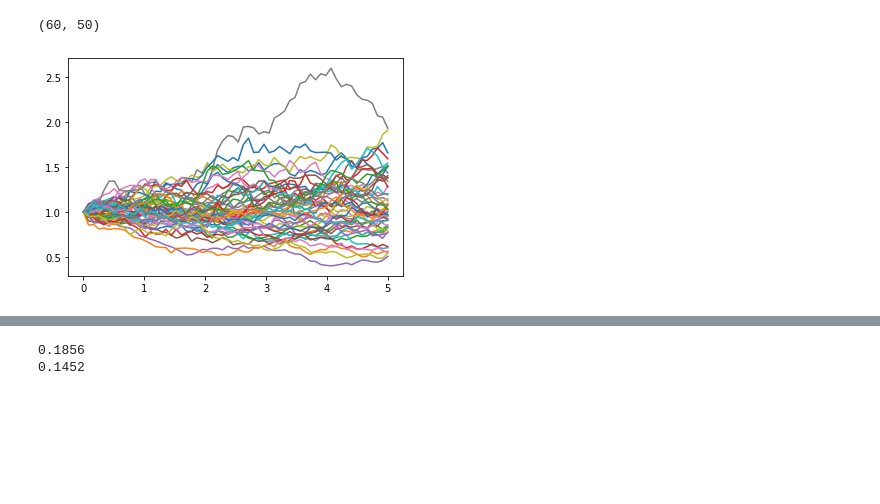
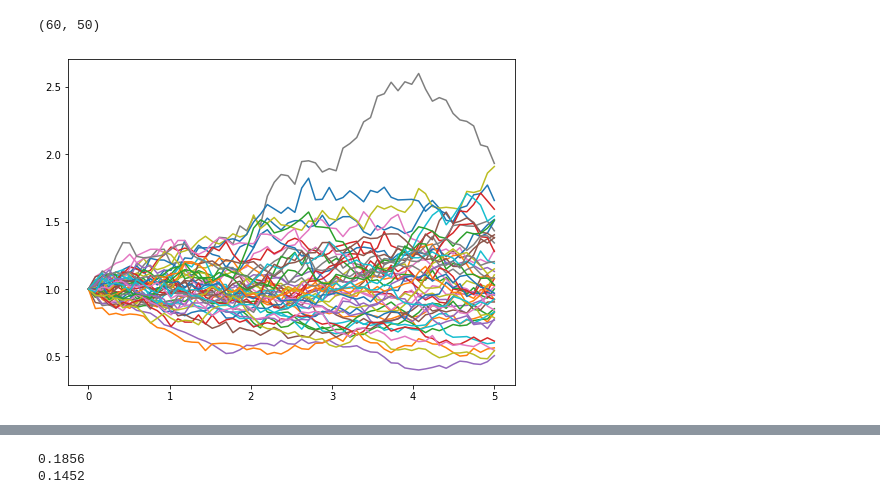
Before and after one commit to luphord/longstaff_schwartz, a Jupyter notebook: notebooks/Talk.ipynb, the cells around one changed output, grey strips where cells are left out. Cells and saved outputs as stored; diff of their text form; code cells hidden in the pictures; blank space fills up the shorter version.

```diff
--- a/notebooks/Talk.ipynb
+++ b/notebooks/Talk.ipynb
@@ -52,7 +52,3 @@ else:
 X.shape
 # %% [output]
 (60, 50)
-# %%
-plot(t, X);
-# %% [output]
-[figure, removed]
@@ -59,3 +57,8 @@ plot(t, X);
+# %%
+plt.figure(figsize=figsize)
+plt.plot(t, X);
+# %% [output]
+[figure, added]
 # %%
 def exercise_value(s):
     return np.maximum(1.1 - s, 0)
```
Also changed, not shown: parts of 4 cells of this notebook.
